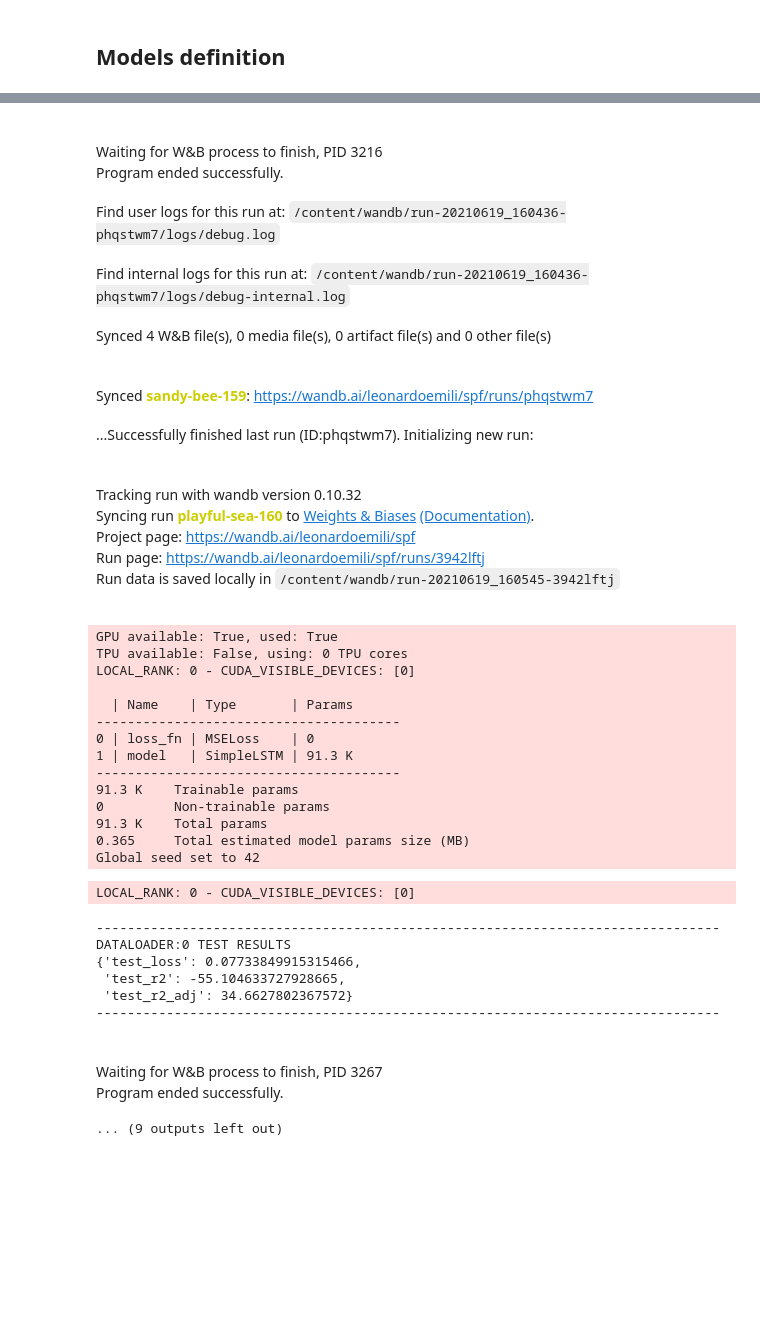
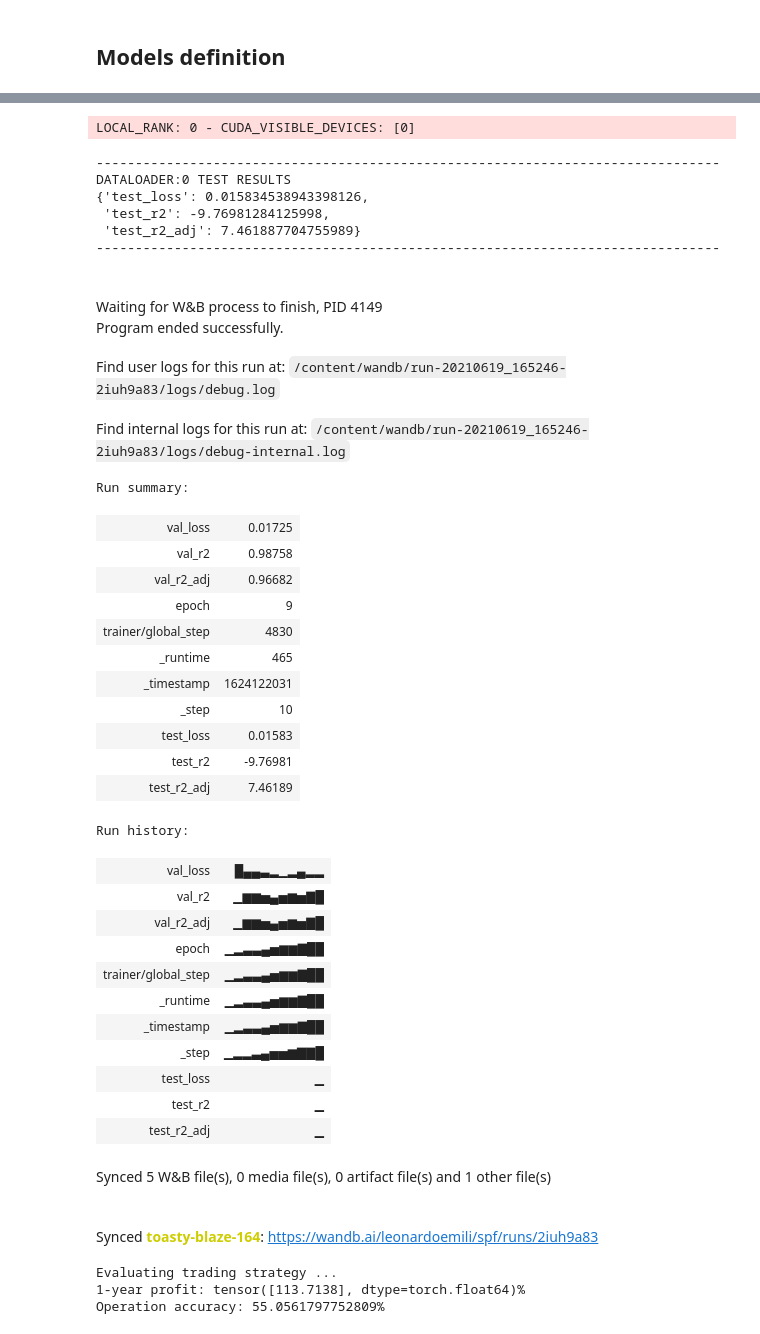
Before and after one commit to LeonardoEmili/stock-price-forecasting, a Jupyter notebook: forecasting.ipynb, the cells around one changed output, grey strips where cells are left out. Drawn from its saved outputs; the diff is of its cells as text; code cells hidden in the pictures; blank space fills up the shorter version.

```diff
--- a/forecasting.ipynb
+++ b/forecasting.ipynb
@@ -884,9 +886,9 @@ trainer = pl.Trainer(
     deterministic=True
 )
 trainer.fit(model, ds)
-trainer.test(model, ds.test_dataloader('aapl'))
+trainer.test(model, ds.test_dataloader(hparams.test_stock))
 run.finish()
 
 # A practical evaluation strategy based on profit estimation
-evaluate_trading_strategy(model.model, ds, len(dfs), price_idx=price_idx)
+evaluate_trading_strategy(model.model, ds, len(dfs), price_idx=price_idx, target_ticker=hparams.test_stock)
 # %% [output]
@@ -894,39 +914,43 @@ Finishing last run (ID:phqstwm7) before initializing another...
+LOCAL_RANK: 0 - CUDA_VISIBLE_DEVICES: [0]
+--------------------------------------------------------------------------------
+DATALOADER:0 TEST RESULTS
+{'test_loss': 0.015834538943398126,
+ 'test_r2': -9.76981284125998,
+ 'test_r2_adj': 7.461887704755989}
+--------------------------------------------------------------------------------
-Waiting for W&B process to finish, PID 3216
+Waiting for W&B process to finish, PID 4149
 Program ended successfully.
-Find user logs for this run at: /content/wandb/run-20210619_160436-phqstwm7/logs/debug.log
+Find user logs for this run at: /content/wandb/run-20210619_165246-2iuh9a83/logs/debug.log
-Find internal logs for this run at: /content/wandb/run-20210619_160436-phqstwm7/logs/debug-internal.log
+Find internal logs for this run at: /content/wandb/run-20210619_165246-2iuh9a83/logs/debug-internal.log
+Run summary:
+| val_loss | 0.01725 |
+| val_r2 | 0.98758 |
+| val_r2_adj | 0.96682 |
+| epoch | 9 |
+| trainer/global_step | 4830 |
+| _runtime | 465 |
+| _timestamp | 1624122031 |
+| _step | 10 |
+| test_loss | 0.01583 |
+| test_r2 | -9.76981 |
+| test_r2_adj | 7.46189 |
+Run history:
+| val_loss | █▄▄▃▂▁▂▄▂▂ |
+| val_r2 | ▁▆▆▅▄▅▆▅▇█ |
+| val_r2_adj | ▁▆▆▅▄▅▆▅▇█ |
+| epoch | ▁▂▃▃▄▅▆▆▇██ |
+| trainer/global_step | ▁▂▃▃▄▅▆▆▇██ |
+| _runtime | ▁▂▃▃▄▅▆▆▇██ |
+| _timestamp | ▁▂▃▃▄▅▆▆▇██ |
+| _step | ▁▂▂▃▄▅▅▆▇▇█ |
+| test_loss | ▁ |
+| test_r2 | ▁ |
+| test_r2_adj | ▁ |
-Synced 4 W&B file(s), 0 media file(s), 0 artifact file(s) and 0 other file(s)
+Synced 5 W&B file(s), 0 media file(s), 0 artifact file(s) and 1 other file(s)
-Synced sandy-bee-159: https://wandb.ai/leonardoemili/spf/runs/phqstwm7
+Synced toasty-blaze-164: https://wandb.ai/leonardoemili/spf/runs/2iuh9a83
-...Successfully finished last run (ID:phqstwm7). Initializing new run:
-Tracking run with wandb version 0.10.32
-Syncing run playful-sea-160 to Weights & Biases (Documentation).
-Project page: https://wandb.ai/leonardoemili/spf
-Run page: https://wandb.ai/leonardoemili/spf/runs/3942lftj
-Run data is saved locally in /content/wandb/run-20210619_160545-3942lftj
-GPU available: True, used: True
-TPU available: False, using: 0 TPU cores
-LOCAL_RANK: 0 - CUDA_VISIBLE_DEVICES: [0]
-
-  | Name    | Type       | Params
----------------------------------------
-0 | loss_fn | MSELoss    | 0
-1 | model   | SimpleLSTM | 91.3 K
----------------------------------------
-91.3 K    Trainable params
-0         Non-trainable params
-91.3 K    Total params
-0.365     Total estimated model params size (MB)
-Global seed set to 42
-LOCAL_RANK: 0 - CUDA_VISIBLE_DEVICES: [0]
---------------------------------------------------------------------------------
-DATALOADER:0 TEST RESULTS
-{'test_loss': 0.07733849915315466,
- 'test_r2': -55.104633727928665,
- 'test_r2_adj': 34.6627802367572}
---------------------------------------------------------------------------------
-Waiting for W&B process to finish, PID 3267
-Program ended successfully.
-... (9 outputs left out)
+Evaluating trading strategy ...
+1-year profit: tensor([113.7138], dtype=torch.float64)%
+Operation accuracy: 55.0561797752809%
 # %%
 hparams = HParams()
 hparams.features = ds_splits[0].columns
```
Also changed, not shown: parts of 7 cells of this notebook.
